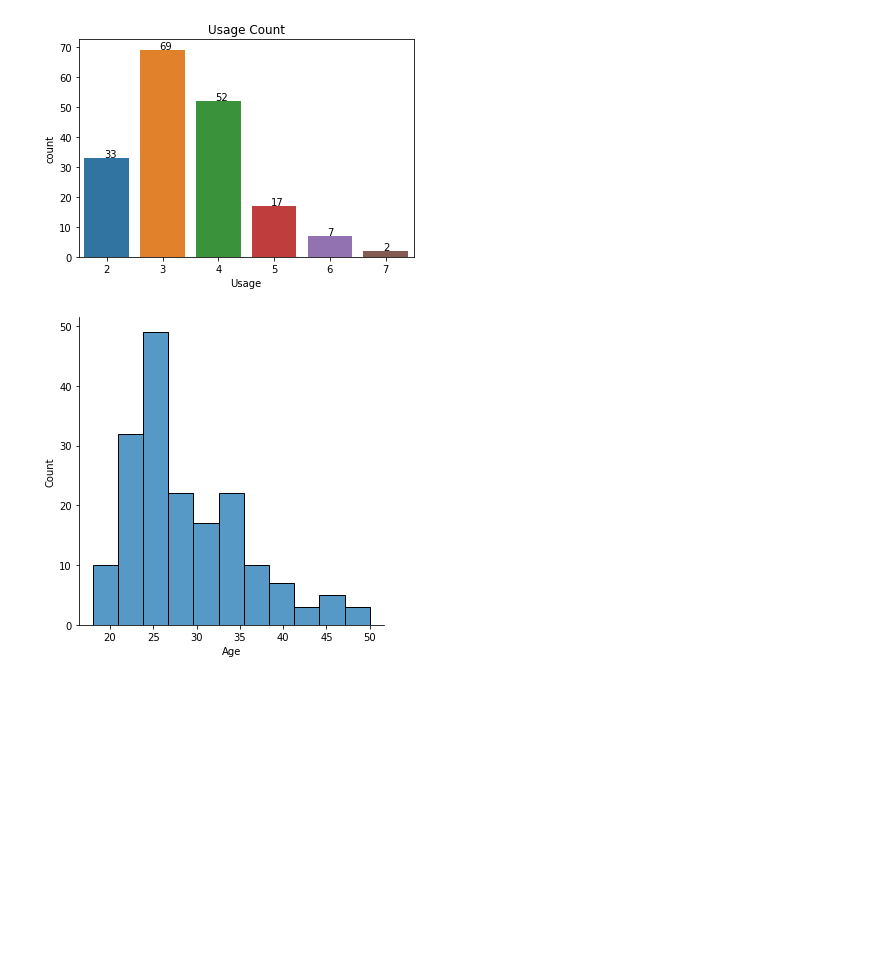
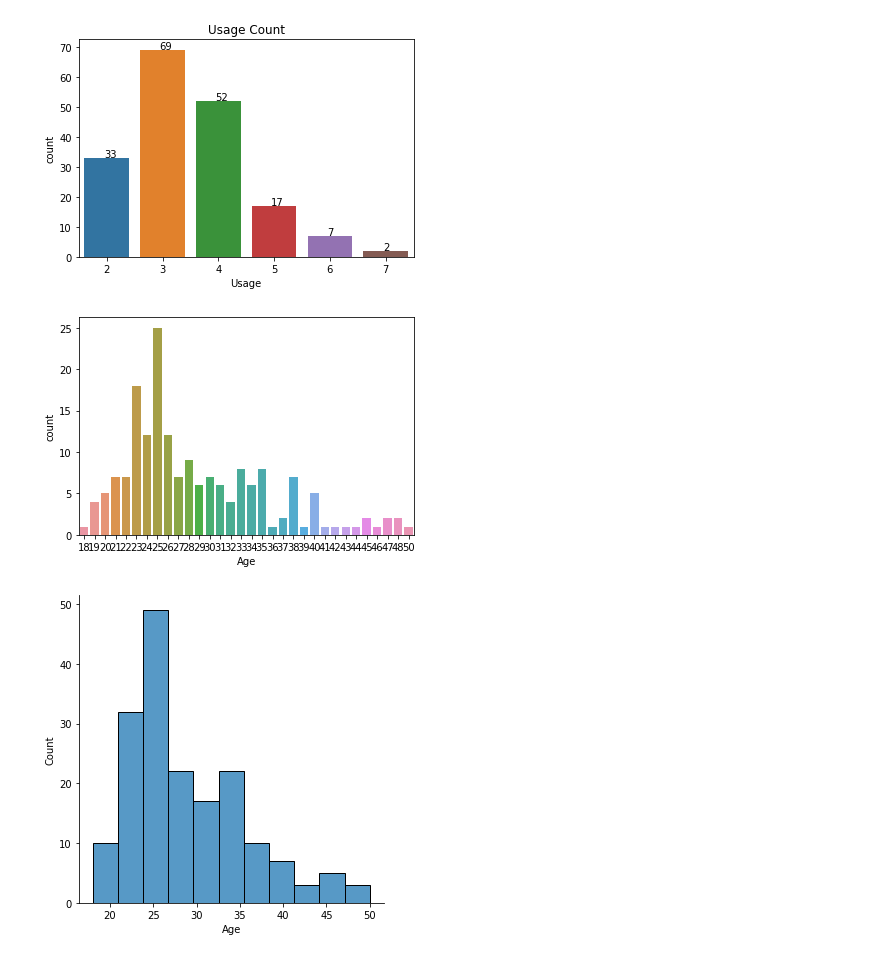
Before and after one commit to pkmariya/Python, a Jupyter notebook: AerofitCaseStudy_Mariya_DSMLJune22.ipynb, the cells around one changed output. Saved outputs shown, nothing was run; the diff lists cells and outputs as text; code cells hidden in the pictures; blank space fills up the shorter version.

```diff
--- a/AerofitCaseStudy_Mariya_DSMLJune22.ipynb
+++ b/AerofitCaseStudy_Mariya_DSMLJune22.ipynb
@@ -206,6 +224,11 @@ for p in ax.patches:
 plt.show()
 # %% [output]
 [figure]
+# %%
+sns.countplot(data=aero_df, x="Age")
+plt.show()
+# %% [output]
+[figure, added]
 # %%
 from pandas.core.ops.dispatch import Any
 sns.displot(data=aero_df, x='Age')
```
Also changed, not shown: parts of 3 cells of this notebook.
